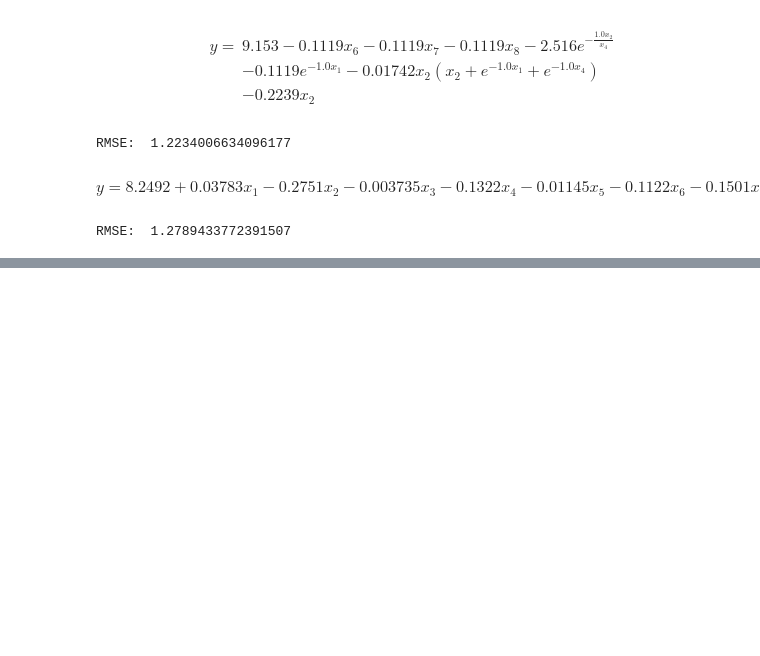
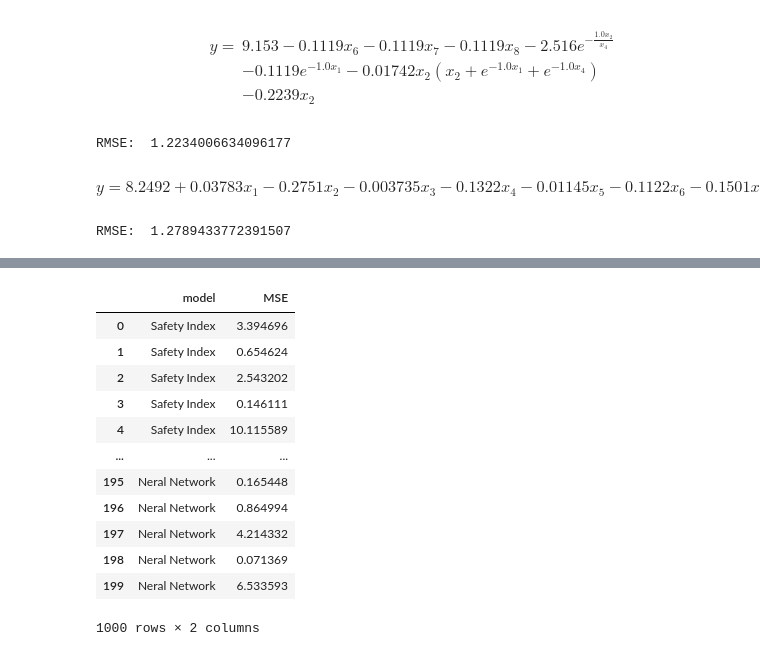
Before and after one commit to LittleLi2020/usage-based-insurance, a Jupyter notebook: lotus/score_system.ipynb, the cells around one changed output, grey strips where cells are left out. Saved outputs shown, nothing was run; the diff lists cells and outputs as text; code cells hidden in the pictures; blank space fills up the shorter version.

```diff
--- a/lotus/score_system.ipynb
+++ b/lotus/score_system.ipynb
@@ -205,0 +234,19 @@ RMSE_model_comparison
+# %%
+MSE_model_comparison = pd.DataFrame(columns = ["model","MSE"])
+for MSE_model in MSE_model_list:
+    MSE_model_comparison = pd.concat([MSE_model_comparison,pd.DataFrame(MSE_model)],axis = 0)
+MSE_model_comparison
+# %% [output]
+|  | model | MSE |
+| 0 | Safety Index | 3.394696 |
+| 1 | Safety Index | 0.654624 |
+| 2 | Safety Index | 2.543202 |
+| 3 | Safety Index | 0.146111 |
+| 4 | Safety Index | 10.115589 |
+| ... | ... | ... |
+| 195 | Neral Network | 0.165448 |
+| 196 | Neral Network | 0.864994 |
+| 197 | Neral Network | 4.214332 |
+| 198 | Neral Network | 0.071369 |
+| 199 | Neral Network | 6.533593 |
+1000 rows × 2 columns
```
Also changed, not shown: parts of 10 cells of this notebook.
